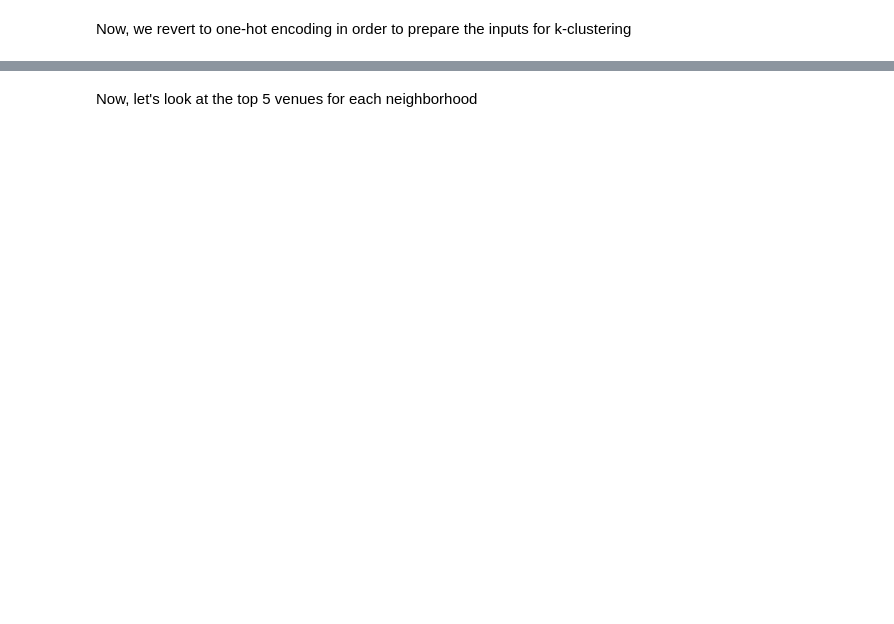
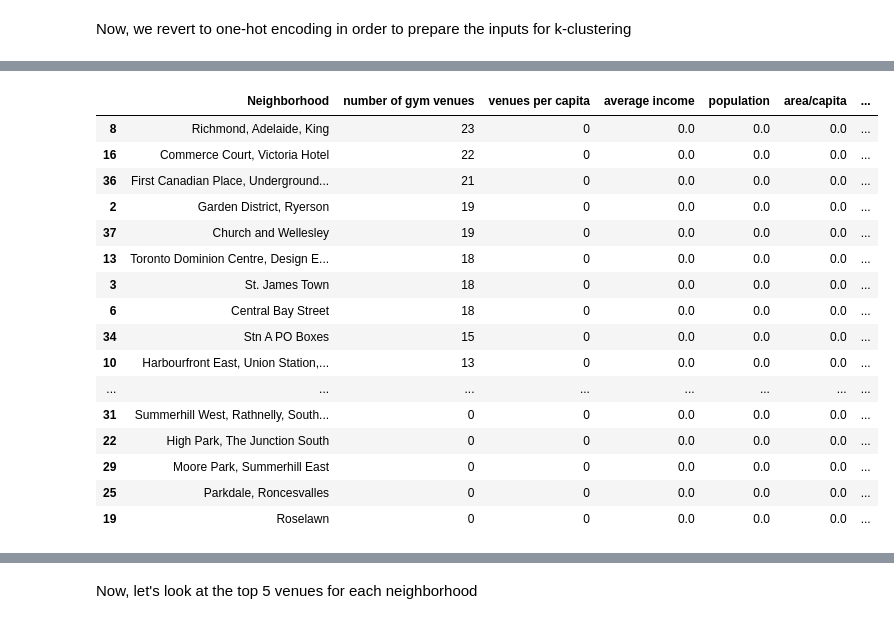
Before and after one commit to salahgaffar/Coursera_Capstone, a Jupyter notebook: Assignment_2.2.ipynb, the cells around one changed output, grey strips where cells are left out. Cells and saved outputs as stored; diff of their text form; code cells hidden in the pictures; blank space fills up the shorter version.

```diff
--- a/Assignment_2.2.ipynb
+++ b/Assignment_2.2.ipynb
@@ -319,0 +368,62 @@ toronto_grouped.head(20)
+# %%
+
+column_names = ['Neighborhood', 'number of gym venues','venues per capita','average income','population','area/capita','Latitude','Longitude']
+
+toronto_full_info = pd.DataFrame(columns=column_names)
+toronto_full_info.head()
+#    desiredRowDF4=df4[df4['Postal Code'] ==PostalCode].reset_index()
+
+for index, row in TorontoNeighborhoods.iterrows():
+    Neighborhood = row['Neighborhood']
+    Longitude =row['Longitude']
+    Latitude =row['Latitude']
+    toronto_full_info=toronto_full_info.append({'Neighborhood':Neighborhood,
+                                        'number of gym venues':0,
+                                        'venues per capita':0,
+                                        'average income':0.0,
+                                        'population':0.0,
+                                        'area/capita':0.0,
+                                        'Latitude':Latitude,
+                                        'Longitude':Longitude},ignore_index=True)
+
+#toronto_full_info.set_index("Neighborhood", inplace = True)
+for index, row in toronto_venues.iterrows():
+    Neighborhood = row['Neighborhood']
+    for index2, row2 in toronto_full_info.iterrows():
+        if row2['Neighborhood']==Neighborhood:
+            toronto_full_info.at[index2,'number of gym venues']=toronto_full_info.at[index2,'number of gym venues']+1
+
+toronto_full_info.head()
+toronto_full_info.sort_values('number of gym venues',ascending = False )
+
+
+#    print(temp.sort_values('freq', ascending=False).reset_index(drop=True).head(num_top_venues))
+#neighborhoods_venues_sorted['Cluster Labels'].unique()
+#toronto_merged = neighborhoods_venues_sorted
+
+#toronto_merged.head()
+#for index, row in toronto_merged.iterrows():
+#    Neighborhood = row['Neighborhood']
+#    Longitude =neighborhoods[neighborhoods['Neighborhood'] ==Neighborhood].reset_index().loc[0]['Longitude']
+#    Latitude = neighborhoods[neighborhoods['Neighborhood'] == Neighborhood].reset_index().loc[0]['Latitude']
+#    toronto_merged.at[index,'Longitude']=Longitude
+#    toronto_merged.at[index,'Latitude']=Latitude
+#toronto_merged.head(100)
+# %% [output]
+|  | Neighborhood | number of gym venues | venues per capita | average income | population | area/capita | ... |
+| 8 | Richmond, Adelaide, King | 23 | 0 | 0.0 | 0.0 | 0.0 | ... |
+| 16 | Commerce Court, Victoria Hotel | 22 | 0 | 0.0 | 0.0 | 0.0 | ... |
+| 36 | First Canadian Place, Underground... | 21 | 0 | 0.0 | 0.0 | 0.0 | ... |
+| 2 | Garden District, Ryerson | 19 | 0 | 0.0 | 0.0 | 0.0 | ... |
+| 37 | Church and Wellesley | 19 | 0 | 0.0 | 0.0 | 0.0 | ... |
+| 13 | Toronto Dominion Centre, Design E... | 18 | 0 | 0.0 | 0.0 | 0.0 | ... |
+| 3 | St. James Town | 18 | 0 | 0.0 | 0.0 | 0.0 | ... |
+| 6 | Central Bay Street | 18 | 0 | 0.0 | 0.0 | 0.0 | ... |
+| 34 | Stn A PO Boxes | 15 | 0 | 0.0 | 0.0 | 0.0 | ... |
+| 10 | Harbourfront East, Union Station,... | 13 | 0 | 0.0 | 0.0 | 0.0 | ... |
+| ... | ... | ... | ... | ... | ... | ... | ... |
+| 31 | Summerhill West, Rathnelly, South... | 0 | 0 | 0.0 | 0.0 | 0.0 | ... |
+| 22 | High Park, The Junction South | 0 | 0 | 0.0 | 0.0 | 0.0 | ... |
+| 29 | Moore Park, Summerhill East | 0 | 0 | 0.0 | 0.0 | 0.0 | ... |
+| 25 | Parkdale, Roncesvalles | 0 | 0 | 0.0 | 0.0 | 0.0 | ... |
+| 19 | Roselawn | 0 | 0 | 0.0 | 0.0 | 0.0 | ... |
```
Also changed, not shown: parts of 21 cells of this notebook.
